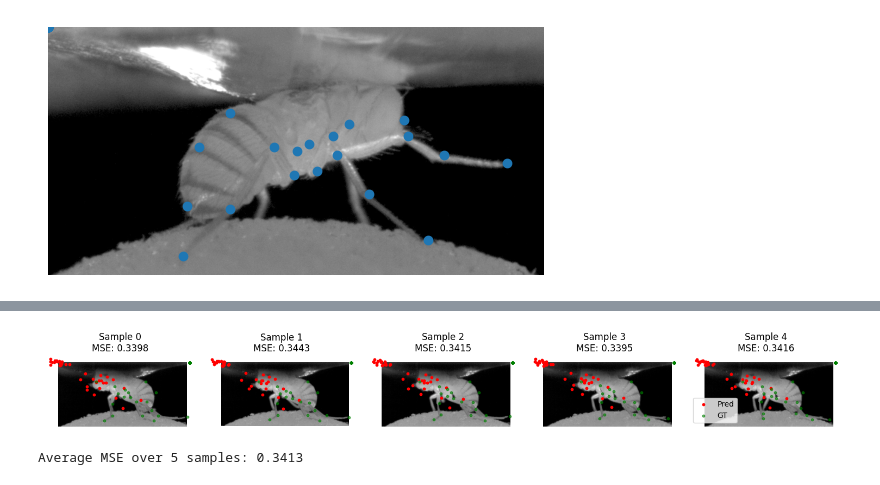
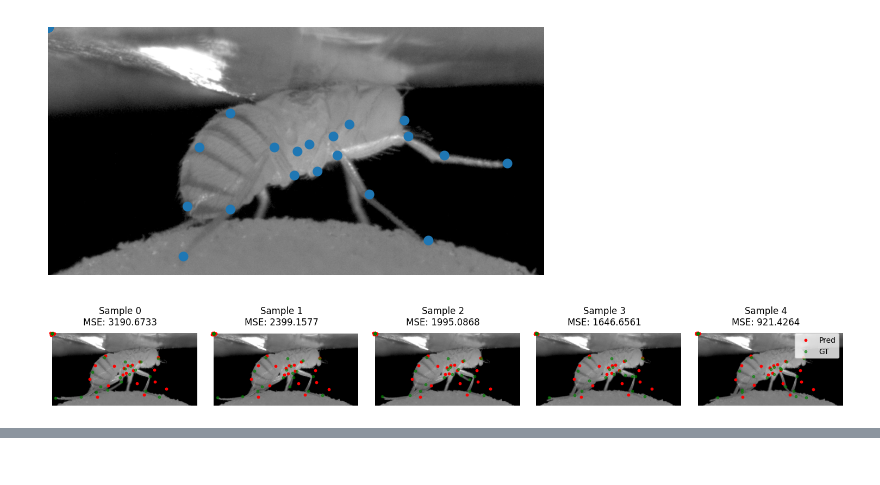
Before and after one commit to Maurrow/uzk_cvproject, a Jupyter notebook: fly_dataset.ipynb, the cells around one changed output, grey strips where cells are left out. Drawn from its saved outputs; the diff is of its cells as text; code cells hidden in the pictures.

```diff
--- a/fly_dataset.ipynb
+++ b/fly_dataset.ipynb
@@ -116,10 +115,15 @@ class CNN_Fly(nn.Module):
         self.activation = nn.ReLU()
 
         """Bottleneck"""
+        with torch.no_grad():
+            dummy = torch.zeros(1, 1, *input_size) if isinstance(input_size, tuple) else torch.zeros(1, 1, input_size, input_size)
+            dummy_out = self.encoder(dummy)
+            self.flatten_dim = dummy_out.view(1, -1).shape[1]
+
         self.flatten = nn.Flatten()
         self.linear = nn.Linear(self.flatten_dim, 2 * embedding_size)
 
-        """Decoder (reconstruction mode)"""
+        """Decoder"""
         self.d1 = nn.Linear(embedding_size, self.flatten_dim)
         self.d2 = nn.ConvTranspose2d(64, 64, 3, padding=1)
         self.d3 = nn.ConvTranspose2d(64, 64, 2, stride=2, output_padding=0)
@@ -141,6 +145,16 @@ class CNN_Fly(nn.Module):
         x = self.activation(self.e4(x))
         return x
 
+    def decode_image(self, z):
+        x = self.d1(z)
+        x = x.view(-1, 64, int(self.input_size[0] / 4), int(self.input_size[1] / 4))  # adjust based on encoder strides
+        x = self.activation(self.d2(x))
+        x = self.activation(self.d3(x))
+        x = self.activation(self.d4(x))
+        x = self.d5(x)
+        return self.last_activation(x)
+
+
     def reparametrize(self, mu, logvar):
         std = torch.exp(0.5 * logvar)
         eps = torch.randn_like(std)
@@ -154,8 +168,10 @@ class CNN_Fly(nn.Module):
         mu, logvar = torch.chunk(z_params, 2, dim=1)
         z = self.reparametrize(mu, logvar)
         kp_out = self.kp_head(z)
+        #img_out = self.decode_image(z)
 
         return kp_out.view(-1, self.num_joints, 2), z, mu, logvar
+        #return img_out, z, mu, logvar
 # %%
 trnsforms = v2.Compose([
     v2.RandomHorizontalFlip(p=0.5),                 # Flip image horizontally with 50% chance (also flips keypoints if used)
@@ -182,7 +198,7 @@ class CNN_Fly_Keypoints(nn.Module):
         return out.view(-1, self.num_joints, 2)  # reshape to [B, J, 2]
 # %%
 # Train
-def train_keypoint_model(model, dataset, num_epochs=10, batch_size=4, lr=1e-4, device="cuda"):
+def train_keypoint_model(model, dataset, num_epochs=10, batch_size=16, lr=1e-4, device="cuda"):
     dataloader = DataLoader(dataset, batch_size=batch_size, shuffle=True)
     model = model.to(device)
     optimizer = torch.optim.Adam(model.parameters(), lr=lr)
@@ -198,7 +214,14 @@ def train_keypoint_model(model, dataset, num_epochs=10, batch_size=4, lr=1e-4, d
             keypoints = keypoints.to(device)     # [B, J, 2]
 
             preds, _, _, _ = model(images)       # [B, J, 2]
-            loss = loss_fn(preds, keypoints)
+            keypoints_px = keypoints.clone()
+            keypoints_px[:, 0] *= dataset.H  # x
+            keypoints_px[:, 1] *= dataset.W  # y
+
+            preds_px = preds.clone()
+            preds_px[:, 1] *= dataset.W
+            preds_px[:, 0] *= dataset.H
+            loss = loss_fn(preds_px, keypoints_px)
 
             optimizer.zero_grad()
             loss.backward()
@@ -232,41 +255,45 @@ def visualize_predictions(model, dataset, device="cuda", num_samples=5):
         pred_kp = pred_kp.squeeze(0).cpu()
         true_kp = true_kp.cpu()
         # Compute MSE loss on normalized coordinates
-        loss = loss_fn(pred_kp, true_kp).item()
-        losses.append(loss)
+        # loss = loss_fn(pred_kp, true_kp).item()
+        # losses.append(loss)
 
         # Convert normalized to pixel coordinates
         true_kp_px = true_kp.clone()
         true_kp_px[:, 0] *= dataset.H  # x
         true_kp_px[:, 1] *= dataset.W  # y
 
         pred_kp_px = pred_kp.clone()
         pred_kp_px[:, 1] *= dataset.W
         pred_kp_px[:, 0] *= dataset.H
+
+        loss = loss_fn(pred_kp_px, true_kp_px).item()
+        losses.append(loss)
 
         img_np = img.squeeze(0).numpy()
 
         ax = axes[i]
         ax.imshow(img_np, cmap="gray")
         ax.scatter(pred_kp_px[:, 1], pred_kp_px[:, 0], c="r", label="Pred", s=10)
         ax.scatter(true_kp_px[:, 1], true_kp_px[:, 0], c="g", label="GT", s=10, alpha=0.6)
         ax.set_title(f"Sample {i}\nMSE: {loss:.4f}")
         ax.axis("off")
 
     plt.tight_layout()
     plt.legend()
     plt.show()
     avg_loss = sum(losses) / len(losses)
     print(f"\nAverage MSE over {num_samples} samples: {avg_loss:.4f}")
 
 model = CNN_Fly(input_size=(480, 960), embedding_size=32)
 train_dataset = FLYDataset("/scratch/cv-course2025/group2/data")
-test_dataset = FLYDataset("/scratch/cv-course2025/group2/data", mode="test", cam=5)
+test_dataset = FLYDataset("/scratch/cv-course2025/group2/data", mode="test")
 
 device = torch.device("cuda:0" if torch.cuda.is_available() else "cpu") # Use CPU for debug so you do not use too much GPU time
 
-m = train_keypoint_model(model, dataset, num_epochs=1)
-#model.load_state_dict(torch.load("./fly-test.pt"))
-#model.to(device)
-visualize_predictions(m, test_dataset, device=device)
+#m = train_keypoint_model(model, dataset, num_epochs=1)
+model.load_state_dict(torch.load("./fly-test.pt"))
+model.to(device)
+visualize_predictions(model, test_dataset, device=device)
 # %% [output]
+[figure, new version]
@@ -274,5 +301,3 @@ Epoch 1 - Avg Loss: 0.0016
-[figure, old version]
-Average MSE over 5 samples: 0.3413
 # %%
 embedding_size = 64
 kl_weight = 0.01
```
Also changed, not shown: parts of 3 cells of this notebook.
